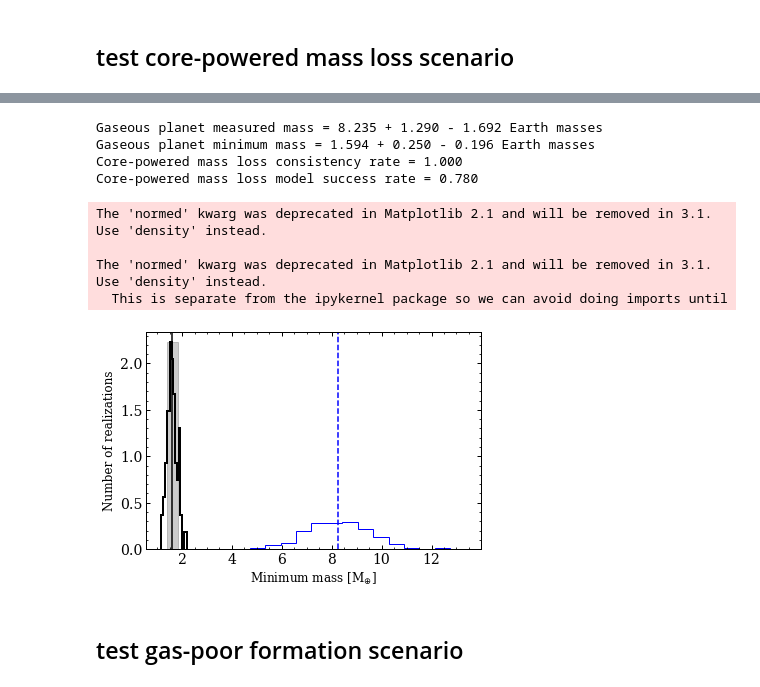
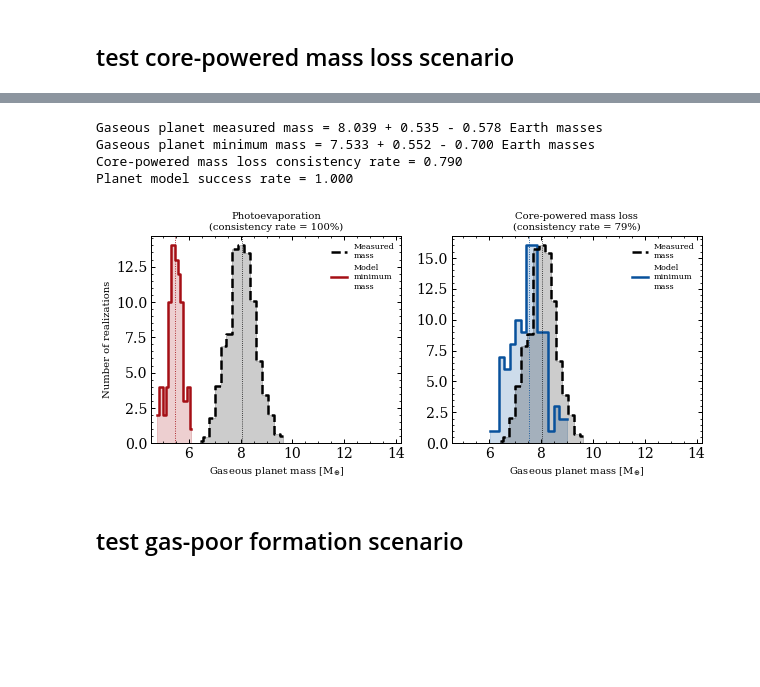
Before and after one commit to r-cloutier/RadValMassPred, a Jupyter notebook: example_run.ipynb, the cells around one changed output, grey strips where cells are left out. Drawn from its saved outputs; the diff is of its cells as text; code cells hidden in the pictures; blank space fills up the shorter version.

Commit message:
updated plotting function

```diff
--- a/example_run.ipynb
+++ b/example_run.ipynb
@@ -61,26 +66,14 @@ Time elapsed = 710.7 seconds (11.85 minutes).
-# %%
-# plot results
-_=plt.hist(mppost, bins=15, histtype='step', color='b', normed=1)
-p=plt.hist(tps.corepoweredmassloss.planet_gaseous.Mmin_solution_samples, bins=15, histtype='step', color='k', lw=2, normed=1)
-plt.xlabel('Minimum mass [M$_{\oplus}$]', fontsize=12), plt.ylabel('Number of realizations', fontsize=12)
-plt.axvline(tps.corepoweredmassloss.planet_gaseous.Mmin_solution[0], color='k')
-plt.axvline(tps.corepoweredmassloss.planet_gaseous.mass[0], ls='--', color='b')
-plt.fill_between([tps.corepoweredmassloss.planet_gaseous.Mmin_solution[0]-tps.corepoweredmassloss.planet_gaseous.Mmin_solution[2],
-                  tps.corepoweredmassloss.planet_gaseous.Mmin_solution[0]+tps.corepoweredmassloss.planet_gaseous.Mmin_solution[1]], 0, p[0].max(), color='k', alpha=.2)
-print('Gaseous planet measured mass = %.3f + %.3f - %.3f Earth masses'%(tps.planet_gaseous.mass))
-print('Gaseous planet minimum mass = %.3f + %.3f - %.3f Earth masses'%(tps.corepoweredmassloss.planet_gaseous.Mmin_solution))
-print('Core-powered mass loss consistency rate = %.3f'%tps.corepoweredmassloss.planet_gaseous.frac_consistent_corepoweredmassloss)
-print('Core-powered mass loss model success rate = %.3f'%tps.corepoweredmassloss.planet_gaseous.frac_success_corepoweredmassloss)
-# %% [output]
-Gaseous planet measured mass = 8.235 + 1.290 - 1.692 Earth masses
-Gaseous planet minimum mass = 1.594 + 0.250 - 0.196 Earth masses
-Core-powered mass loss consistency rate = 1.000
-Core-powered mass loss model success rate = 0.780
-The 'normed' kwarg was deprecated in Matplotlib 2.1 and will be removed in 3.1. Use 'density' instead.
-
-The 'normed' kwarg was deprecated in Matplotlib 2.1 and will be removed in 3.1. Use 'density' instead.
-  This is separate from the ipykernel package so we can avoid doing imports until
-[figure, removed]
+# %%
+tps.corepoweredmassloss.report_results()
+# %% [output]
+Gaseous planet measured mass = 8.039 + 0.535 - 0.578 Earth masses
+Gaseous planet minimum mass = 7.533 + 0.552 - 0.700 Earth masses
+Core-powered mass loss consistency rate = 0.790
+Planet model success rate = 1.000
+# %%
+tps.plot_Mmin_histograms(outfile='tmp2.png')
+# %% [output]
+[figure, added]
 # %% [markdown]
 ## test gas-poor formation scenario
 # %%
```
Also changed, not shown: parts of 10 cells of this notebook, 4 other files.
